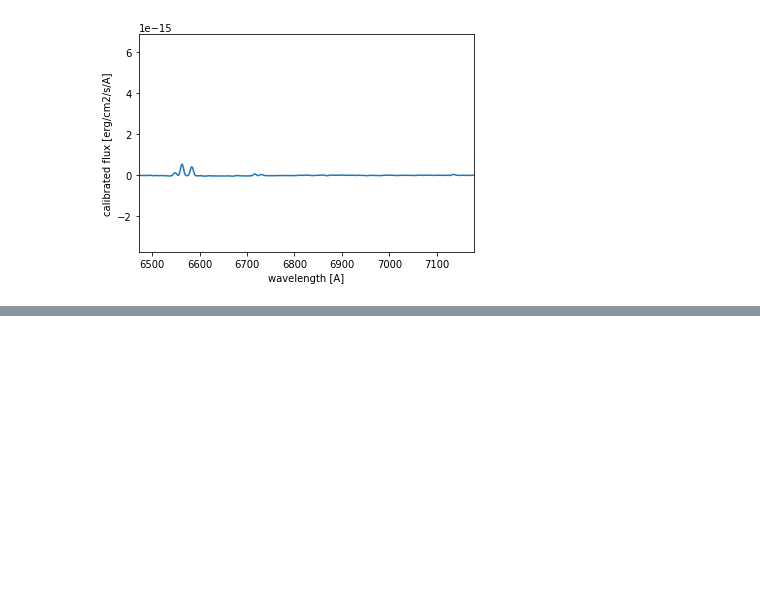
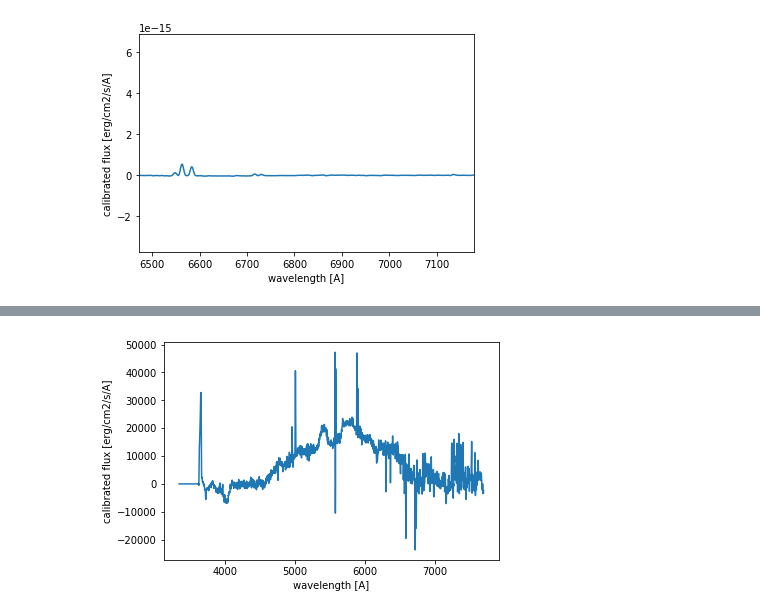
Before and after one commit to ziggyman/python, a Jupyter notebook: pyraf/OSIRIS_extract_nebulae.ipynb, the cells around one changed output, grey strips where cells are left out. Drawn from its saved outputs; the diff is of its cells as text; code cells hidden in the pictures; blank space fills up the shorter version.

```diff
--- a/pyraf/OSIRIS_extract_nebulae.ipynb
+++ b/pyraf/OSIRIS_extract_nebulae.ipynb
@@ -375,3 +466,101 @@ plt.xlim(6472.0, 7178.0)
 plt.show()
 # %% [output]
 [figure]
+# %%
+tab = [
+{'FName': 'IPHAS_GTC_DATA/DATA4_2016A/GTC4-16AMEX/OB0011/gtc_object_av_wl_flt.fits', 'ylim' : [-30000.,50000.], 'OName': 'IPHASXJ190333_Green_Slit', 'SkyLeft':[612,702], 'SkyRight':[1823,1855], 'ObjectAreas':[[1090,1125],[1164,1212],[1238,1252],[1267,1295],[1307,1353],[1367,1444],[1495,1516],[1530,1556],[1600,1650],[1665,1700]]},#faint line at 5005, 6565, 6585, 6829, 6862
+{'FName': 'IPHAS_GTC_DATA/DATA4_2016A/GTC4-16AMEX/OB0019/gtc_object_av_wl_flt.fits', 'ylim' : [-50000.,180000], 'OName': 'We2-260', 'SkyLeft':[404,580], 'SkyRight':[1782,1982], 'ObjectAreas':[[800,957],[978,1038],[1090,1240],[1262,1716]]},#line at 6582
+{'FName': 'IPHAS_GTC_DATA/DATA4_2016A/GTC4-16AMEX/OB0020/gtc_object_av_wl_flt.fits', 'ylim' : [-3000.,25000.], 'OName': 'IPHASXJ225420', 'SkyLeft':[536,696], 'SkyRight':[1571,1659], 'ObjectAreas':[[1269,1295],[1311,1359]]},#line at 6559, 6580
+{'FName': 'IPHAS_GTC_DATA/DATA4_2016A/GTC4-16AMEX/OB0028/gtc_object_av_wl_flt.fits', 'ylim' : [-10000,79000.], 'OName': '', 'SkyLeft':[688,956], 'SkyRight':[1764,1878], 'ObjectAreas':[[974,1038],[1128,1188],[1206,1288],[1308,1514],[1534,1554],[1570,1662]]},#lines at 5005, 6560, 6580
+{'FName': 'IPHAS_GTC_DATA/DATA4_2016A/GTC4-16AMEX/OB0043/gtc_object_av_wl_flt_cal.fits', 'ylim' : [,], 'OName': '', 'SkyLeft':[612,0], 'SkyRight':[0,0], 'ObjectAreas':[[0,0],[0,0]]},#
+{'FName': 'IPHAS_GTC_DATA/DATA4_2016A/GTC4-16AMEX/OB0049/gtc_object_av_wl_flt.fits', 'ylim' : [-23000.,70000.], 'OName': 'IPHASXJ193849', 'SkyLeft':[428,534], 'SkyRight':[1836,1916], 'ObjectAreas':[[944,998],[1012,1038],[1090,1110],[1138,1150],[1168,1220],[1254,1270],[1284,1354],[1382,1412],[1440,1460],[1486,1510],[1542,1552],[1572,1586],[1602,1610],[1626,1652]]},#lines at 6580
+{'FName': 'IPHAS_GTC_DATA/DATA4_2016A/GTC4-16AMEX/OB0067/gtc_object_av_wl_flt.fits', 'ylim' : [,], 'OName': 'ldu18', 'SkyLeft':[1122,1170], 'SkyRight':[1388,1504], 'ObjectAreas':[[1266,1344]]},#lines at 4956, 5005
+]
+
+i=1
+for obs in tab:
+    image_file = os.path.join('/Volumes/obiwan/azuri/spectra/IPHAS_GTC/',obs['FName'])
+    hdulist = pyfits.open(image_file)
+#    print 'type(hdulist) = ',type(hdulist)
+    header = hdulist[0].header
+    obs['OName'] = header['OBJECT']
+    print obs
+    if True:
+        wavelength = getWavelength(header)
+        image_data = fits.getdata(image_file)
+#        print 'type(image_data) = ',type(image_data)
+#        print 'type(image_data[1000,1000]) = ',type(image_data[1000,1000])
+#        print 'len(image_data) = ',len(image_data)
+#        print 'image_data.shape = ',image_data.shape
+#        print 'image_data[1551,',obs['ObjectAreas'][0][0]+1,'] = ',image_data[1551,obs['ObjectAreas'][0][0]+1]
+        imageMinusSky, imageSky = subtractSky(image_data,obs['SkyLeft'],obs['SkyRight'])
+#        print 'imageMinusSky[1551,',obs['ObjectAreas'][0][0]+1,':',obs['ObjectAreas'][0][0]+5,'] = ',imageMinusSky[1551,obs['ObjectAreas'][0][0]+1:obs['ObjectAreas'][0][0]+5]
+
+        obsCols = populateObjectArray(imageMinusSky,obs['ObjectAreas'])
+#        print 'obsCols[1551,1:5] = ',obsCols[1551,1:5]
+#        print 'obsCols[1000,0] = %.3e' % (obsCols[1000,0])
+#        print 'sum(obsCols[1551,:]) = ',np.sum(obsCols[1551,:])
+
+        obsColsSmoothed = boxCarMedianSmooth(obsCols, 0, 5)
+#        print 'sum(obsColsSmoothed[1551,:]) = ',np.sum(obsColsSmoothed[1551,:])
+#        print 'obsColsSmoothed[1551,1:5] = ',obsColsSmoothed[1551,1:5]
+#        print 'imageMinusSky[1551,',obs['ObjectAreas'][0][0]+1,':',obs['ObjectAreas'][0][0]+5,'] = ',imageMinusSky[1551,obs['ObjectAreas'][0][0]+1:obs['ObjectAreas'][0][0]+5]
+#        print 'obsCols[1551,1:5] = ',obsCols[1551,1:5]
+#        print 'obsColsSmoothed[1551,1:5] = ',obsColsSmoothed[1551,1:5]
+
+        spectrum = np.ndarray(skyLeft.shape[0], dtype=np.float32)
+        for iRow in range(spectrum.shape[0]):
+            spectrum[iRow] = np.sum(obsColsSmoothed[iRow,:])
+#            print 'spectrum[',iRow,'] = ',spectrum[iRow]
+
+        plt.plot(wavelength,spectrum)
+        plt.xlabel('wavelength [A]')
+        plt.ylabel('calibrated flux [erg/cm2/s/A]')
+#        plt.ylim(-1.0e-15,1.0e-15)
+        plt.show()
+
+        # --- mark sky and object areas in original image
+        markAreas(image_data, obs['SkyLeft'], obs['SkyRight'], obs['ObjectAreas'])
+        markAreas(imageMinusSky, obs['SkyLeft'], obs['SkyRight'], obs['ObjectAreas'])
+
+        hdulist[0].data = obsCols
+        hdulist.writeto(image_file[0:image_file.rfind('.')]+'_obsCols.fits', clobber=True)
+
+        hdulist[0].data = obsColsSmoothed
+        hdulist.writeto(image_file[0:image_file.rfind('.')]+'_obsColsSmoothed.fits', clobber=True)
+
+        hdulist[0].data = image_data
+        hdulist.writeto(image_file[0:image_file.rfind('.')]+'_areasMarked.fits', clobber=True)
+
+        hdulist[0].data = imageSky
+        hdulist.writeto(image_file[0:image_file.rfind('.')]+'_sky.fits', clobber=True)
+
+        hdulist[0].data = imageMinusSky
+        hdulist.writeto(image_file[0:image_file.rfind('.')]+'_mSky.fits', clobber=True)
+
+        hdulist[0].data = imageMinusSky
+        nCols = 0
+        for area in obs['ObjectAreas']:
+            hdulist[0].data[:,area[0]:area[1]] = obsCols[:,nCols:nCols+area[1]-area[0]]
+            nCols += area[1]-area[0]
+        hdulist.writeto(image_file[0:image_file.rfind('.')]+'_mSky_obs_not_smoothed.fits', clobber=True)
+
+        hdulist[0].data = imageMinusSky
+        nCols = 0
+        for area in obs['ObjectAreas']:
+            hdulist[0].data[:,area[0]:area[1]] = obsColsSmoothed[:,nCols:nCols+area[1]-area[0]]
+            nCols += area[1]-area[0]
+        hdulist.writeto(image_file[0:image_file.rfind('.')]+'_mSky_obs_smoothed.fits', clobber=True)
+
+        # --- write spectrum
+        with open(image_file[0:image_file.rfind('.')]+'_spec.dat','w') as f:
+            for i in range(len(wavelength)):
+                f.write('%.5e %.5e\n' % (wavelength[i], spectrum[i]))
+#        STOP
+#    plt.imshow(image_data, cmap='gray')
+#    plt.colorbar()
+#    i+=1
+#    if i == 3:
+#        STOP
+#print tab
+# %% [output]
@@ -377,0 +569 @@ plt.show()
+[figure, added]
```
Also changed, not shown: parts of 9 cells of this notebook.
